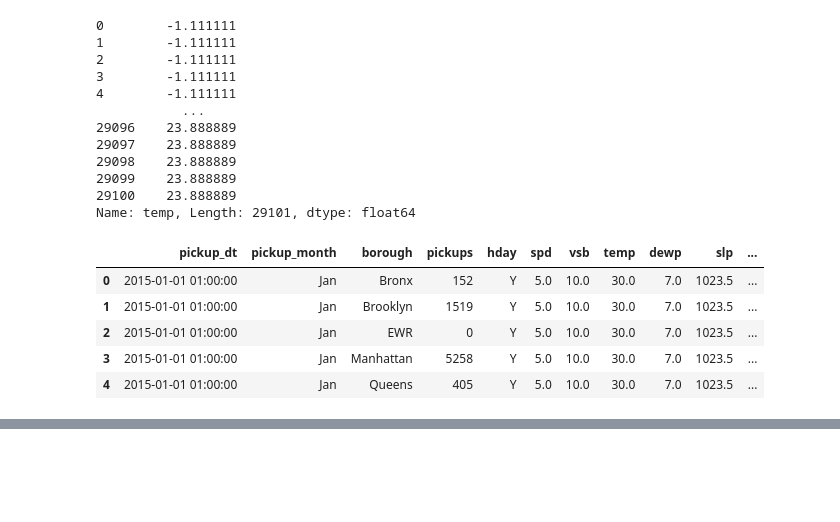
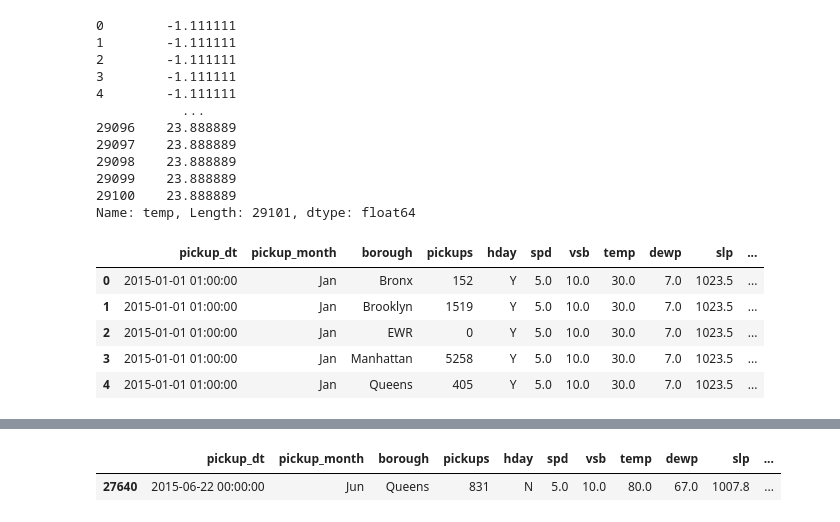
Before and after one commit to gbrs/Demo_Data_Analyst_KC, a Jupyter notebook: data_analyst_course.ipynb, the cells around one changed output, grey strips where cells are left out. Cells and saved outputs as stored; diff of their text form; code cells hidden in the pictures; blank space fills up the shorter version.

```diff
--- a/data_analyst_course.ipynb
+++ b/data_analyst_course.ipynb
@@ -225,0 +240,5 @@ taxi.head(5)
+# %%
+taxi[(taxi.borough == 'Queens') & (taxi.pickups > 800)]
+# %% [output]
+|  | pickup_dt | pickup_month | borough | pickups | hday | spd | vsb | temp | dewp | slp | ... |
+| 27640 | 2015-06-22 00:00:00 | Jun | Queens | 831 | N | 5.0 | 10.0 | 80.0 | 67.0 | 1007.8 | ... |
```
Also changed, not shown: parts of 18 cells of this notebook.
